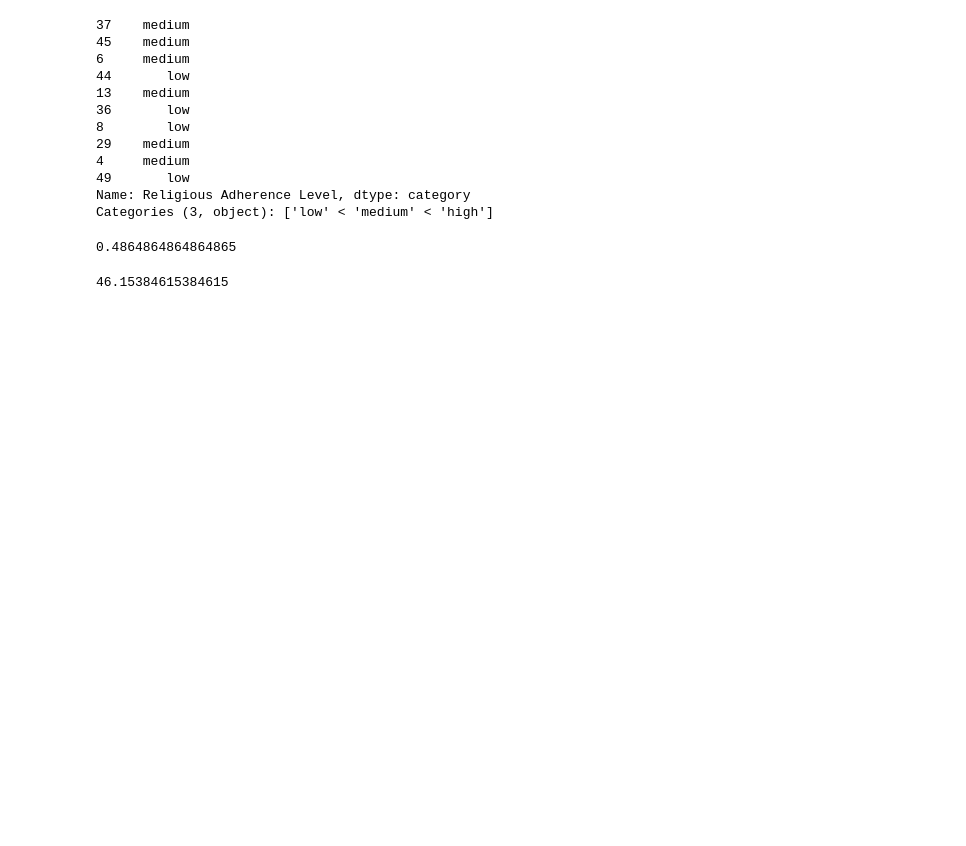
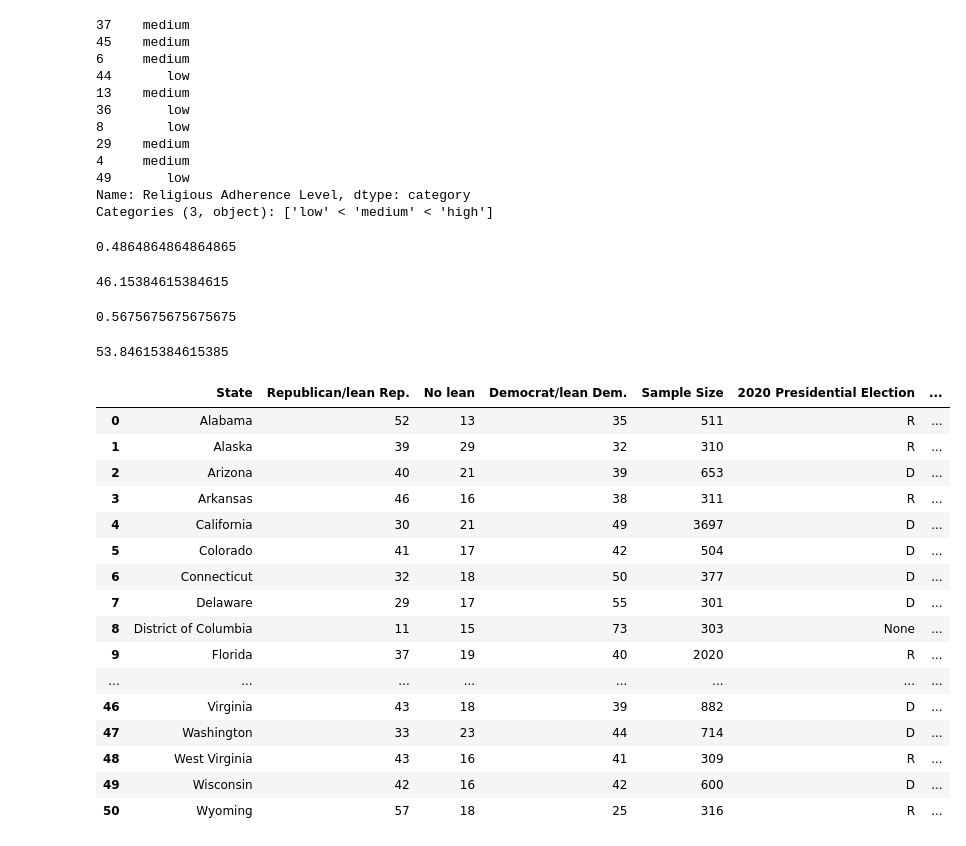
Before and after one commit to kirakirakira/Code-Louisville-Data-Science-Project, a Jupyter notebook: Education and Religion.ipynb, the cells around one changed output. Cells and saved outputs as stored; diff of their text form; code cells hidden in the pictures; blank space fills up the shorter version.

Commit message:
need to see if I can do mixed categorical and numerical data in the modelG

```diff
--- a/Education and Religion.ipynb
+++ b/Education and Religion.ipynb
@@ -496,7 +496,7 @@ from sklearn.naive_bayes import MultinomialNB, GaussianNB
 from sklearn.metrics import accuracy_score
 
 X = all_df.drop(['% of Adults Who Say Religion Is Very Important In Their Lives', '% of Adults Who Are Highly Religious', 'Rates of Adherence per 1,000 Population', 'State', 'Total Number of Congregations', 'Total Number of Adherents', 'Estimated Population', 'Religious Adherence Level', 'Religion Is Important Level', 'Business and Secretarial Schools', 'Colleges, Universities, and Professional Schools', 'Computer Training', 'Cosmetology and Barber Schools', 'Educational Support Servies/Closed', 'Fine Arts Schools', 'Flight Training', 'Junior Colleges', 'Other Technical and Trade Schools'], axis=1)
-y = all_df['Religious Adherence Level']
+y = all_df['Religion Is Important Level']
 
 X_train, X_test, y_train, y_test = train_test_split(X, y, test_size = 0.25, random_state = 52)
 
@@ -505,3 +505,5 @@ model = model.fit(X_train, y_train)
 
 # training accuracy
 model.score(X_train, y_train)
+# %% [output]
+0.5675675675675675
@@ -507,0 +512,29 @@ model.score(X_train, y_train)
+# %%
+accuracy = accuracy_score(y_test, y_pred) * 100
+accuracy
+# %% [output]
+53.84615384615385
+# %%
+# Let's add in some political data
+political_df = pd.read_csv('political-party-affiliation-by-state.csv')
+# https://en.wikipedia.org/wiki/Political_party_strength_in_U.S._states
+# https://www.pewforum.org/religious-landscape-study/compare/party-affiliation/by/state/
+political_df
+# %% [output]
+|  | State | Republican/lean Rep. | No lean | Democrat/lean Dem. | Sample Size | 2020 Presidential Election | ... |
+| 0 | Alabama | 52 | 13 | 35 | 511 | R | ... |
+| 1 | Alaska | 39 | 29 | 32 | 310 | R | ... |
+| 2 | Arizona | 40 | 21 | 39 | 653 | D | ... |
+| 3 | Arkansas | 46 | 16 | 38 | 311 | R | ... |
+| 4 | California | 30 | 21 | 49 | 3697 | D | ... |
+| 5 | Colorado | 41 | 17 | 42 | 504 | D | ... |
+| 6 | Connecticut | 32 | 18 | 50 | 377 | D | ... |
+| 7 | Delaware | 29 | 17 | 55 | 301 | D | ... |
+| 8 | District of Columbia | 11 | 15 | 73 | 303 | None | ... |
+| 9 | Florida | 37 | 19 | 40 | 2020 | R | ... |
+| ... | ... | ... | ... | ... | ... | ... | ... |
+| 46 | Virginia | 43 | 18 | 39 | 882 | D | ... |
+| 47 | Washington | 33 | 23 | 44 | 714 | D | ... |
+| 48 | West Virginia | 43 | 16 | 41 | 309 | R | ... |
+| 49 | Wisconsin | 42 | 16 | 42 | 600 | D | ... |
+| 50 | Wyoming | 57 | 18 | 25 | 316 | R | ... |
```
Also changed, not shown: parts of 3 cells of this notebook, 2 other files.
